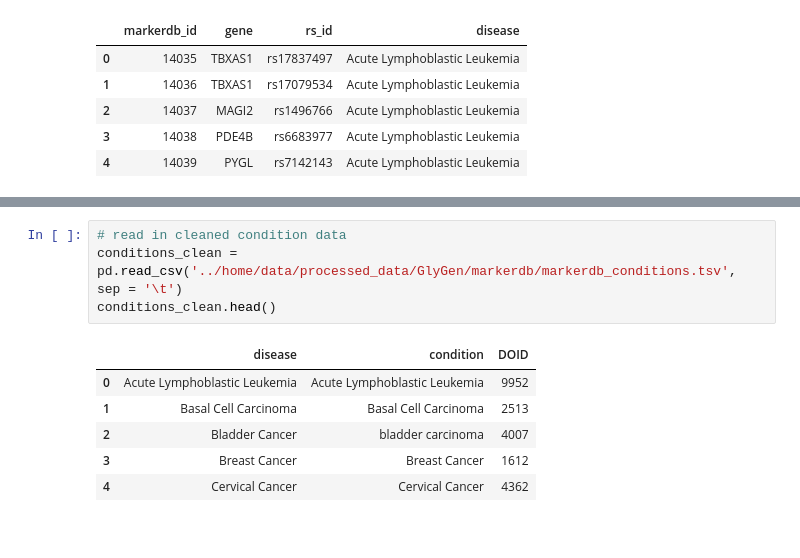
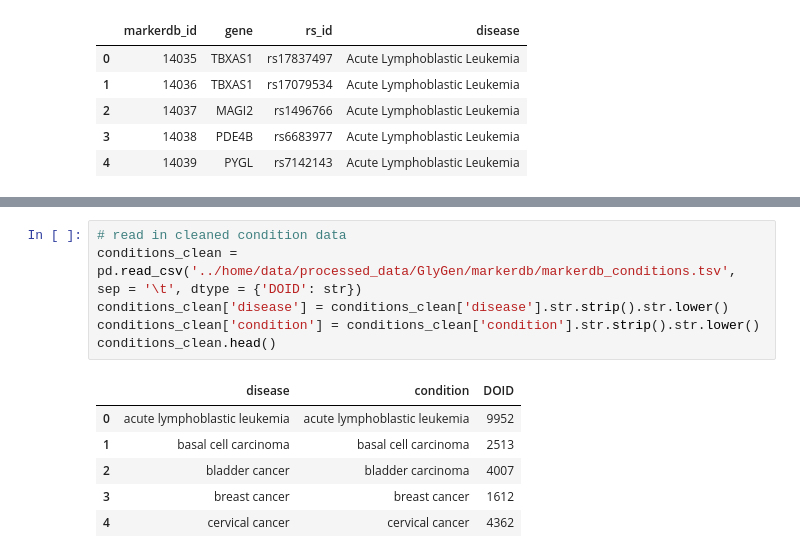
Before and after one commit to clinical-biomarkers/biomarker-partnership, a Jupyter notebook: src/markerdb.ipynb, the cells around one changed output, grey strips where cells are left out. Saved outputs shown, nothing was run; the diff lists cells and outputs as text.

Commit message:
finished markerdb data

```diff
--- a/src/markerdb.ipynb
+++ b/src/markerdb.ipynb
@@ -136,11 +190,13 @@ markerdb_processed.head()
 # %%
 # read in cleaned condition data
-conditions_clean = pd.read_csv('../home/data/processed_data/GlyGen/markerdb/markerdb_conditions.tsv', sep = '\t')
+conditions_clean = pd.read_csv('../home/data/processed_data/GlyGen/markerdb/markerdb_conditions.tsv', sep = '\t', dtype = {'DOID': str})
+conditions_clean['disease'] = conditions_clean['disease'].str.strip().str.lower()
+conditions_clean['condition'] = conditions_clean['condition'].str.strip().str.lower()
 conditions_clean.head()
 # %% [output]
 |  | disease | condition | DOID |
-| 0 | Acute Lymphoblastic Leukemia | Acute Lymphoblastic Leukemia | 9952 |
-| 1 | Basal Cell Carcinoma | Basal Cell Carcinoma | 2513 |
-| 2 | Bladder Cancer | bladder carcinoma | 4007 |
-| 3 | Breast Cancer | Breast Cancer | 1612 |
-| 4 | Cervical Cancer | Cervical Cancer | 4362 |
+| 0 | acute lymphoblastic leukemia | acute lymphoblastic leukemia | 9952 |
+| 1 | basal cell carcinoma | basal cell carcinoma | 2513 |
+| 2 | bladder cancer | bladder carcinoma | 4007 |
+| 3 | breast cancer | breast cancer | 1612 |
+| 4 | cervical cancer | cervical cancer | 4362 |
```
Also changed, not shown: parts of 19 cells of this notebook.
